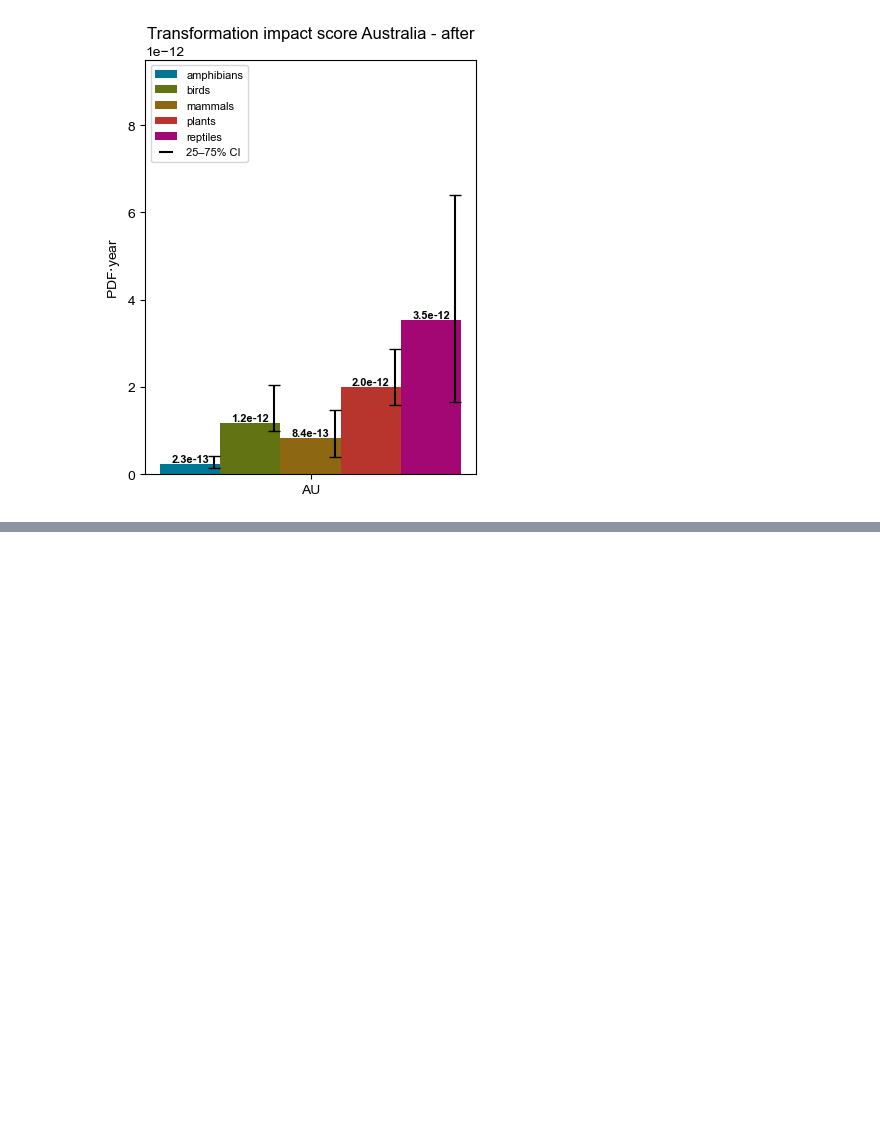
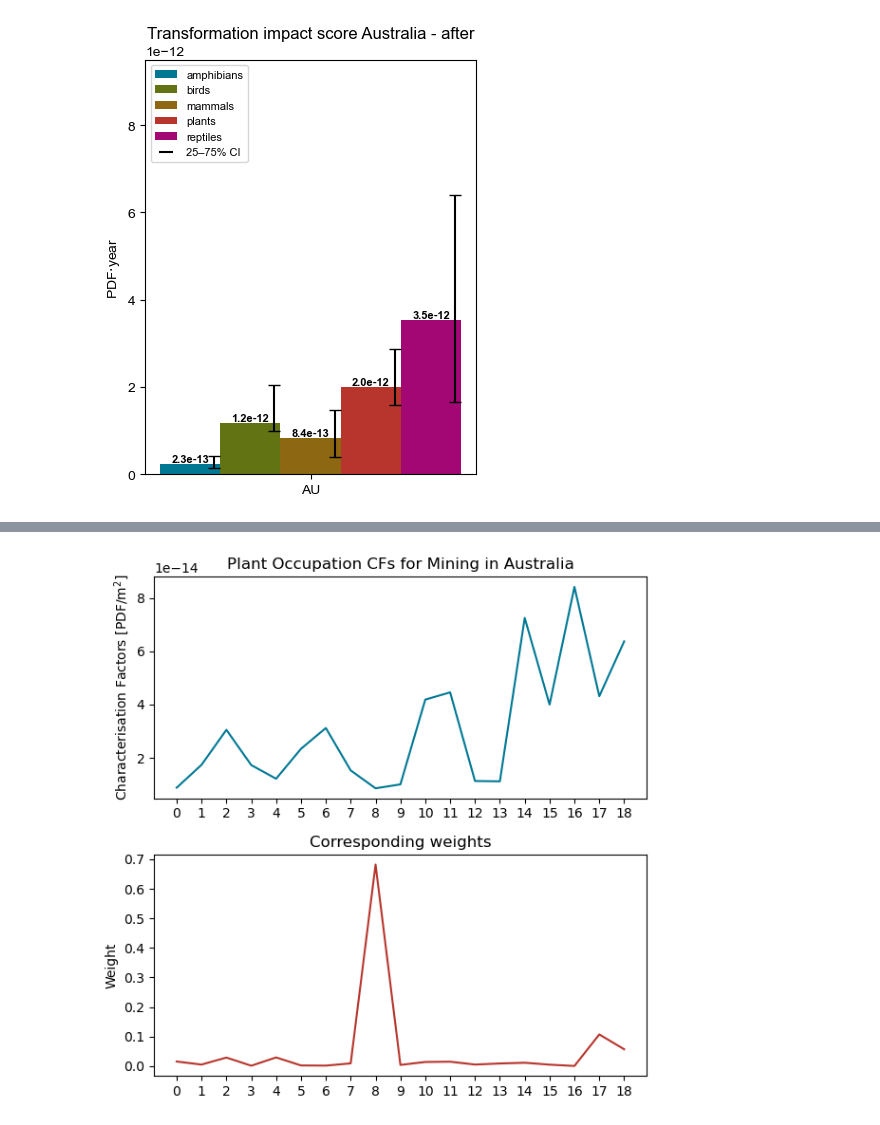
Before and after one commit to Laboratory-for-Energy-Systems-Analysis/edges, a Jupyter notebook: examples/test_severin/Plots.ipynb, the cells around one changed output, grey strips where cells are left out. Drawn from its saved outputs; the diff is of its cells as text; code cells hidden in the pictures; blank space fills up the shorter version.

```diff
--- a/examples/test_severin/Plots.ipynb
+++ b/examples/test_severin/Plots.ipynb
@@ -931,0 +976,41 @@ plt.show()
+# %%
+# Reptiles
+values = [
+    8.791736331505851e-15, 1.7374419710423802e-14, 3.0515703288388e-14, 1.7273197784622e-14,
+    1.2152381620237e-14, 2.33916386634097e-14, 3.12012938548222e-14, 1.52736645532828e-14,
+    8.55175190173465e-15, 1.0041025520789401e-14, 4.18753431267774e-14, 4.45932402406324e-14,
+    1.1292232556544501e-14, 1.1166358795355e-14, 7.25419683418218e-14, 3.99974105563869e-14,
+    8.42041092124221e-14, 4.31344927209346e-14, 6.37334822772782e-14
+]
+weights = [
+    0.015261438328250672, 0.004997861679822948, 0.02868238721936061,  0.001100267176463875,
+    0.02915098674682948,  0.0020639227690514624, 0.001462398443291509, 0.009070997044825242,
+    0.6822150123432238, 0.003860533143317762, 0.013721694853378015, 0.014663887631527038,
+    0.005104782575831615, 0.008668935350607218, 0.01114646911458409, 0.004732122546561445,
+    0.0003120588513098558, 0.10699998964910798, 0.05678425453265547
+]
+
+# Create plots
+fig, axs = plt.subplots(2, 1, figsize=(6, 6))
+
+# Define x-axis ticks (Integers 0 to 18)
+x_ticks = np.arange(0, 19, 1)
+
+# Plot Values
+axs[0].plot(values, marker='', linestyle='-', color="#007894")
+axs[0].set_title('Plant Occupation CFs for Mining in Australia')
+axs[0].set_ylabel('Characterisation Factors [PDF/m$^2$]')
+axs[0].set_xticks(x_ticks) # Sets specific integer ticks
+axs[0].grid(False)
+
+# Plot Weights
+axs[1].plot(weights, marker='', linestyle='-', color="#b7352d")
+axs[1].set_title('Corresponding weights')
+axs[1].set_ylabel('Weight')
+axs[1].set_xticks(x_ticks) # Sets specific integer ticks
+axs[1].grid(False)
+
+plt.tight_layout()
+plt.savefig('Plots/uncertainty_reptiles.png')
+# %% [output]
+[figure, added]
```
Also changed, not shown: parts of 2 cells of this notebook, 2 other files.
